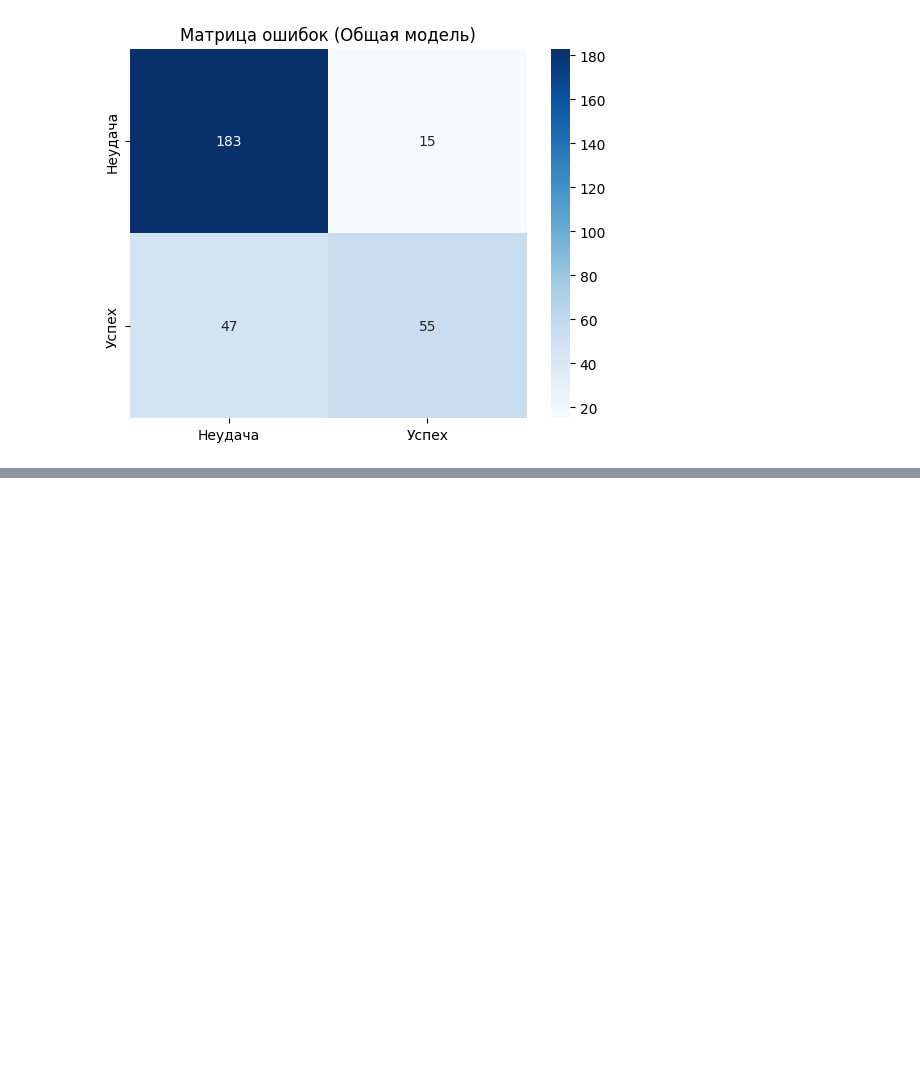
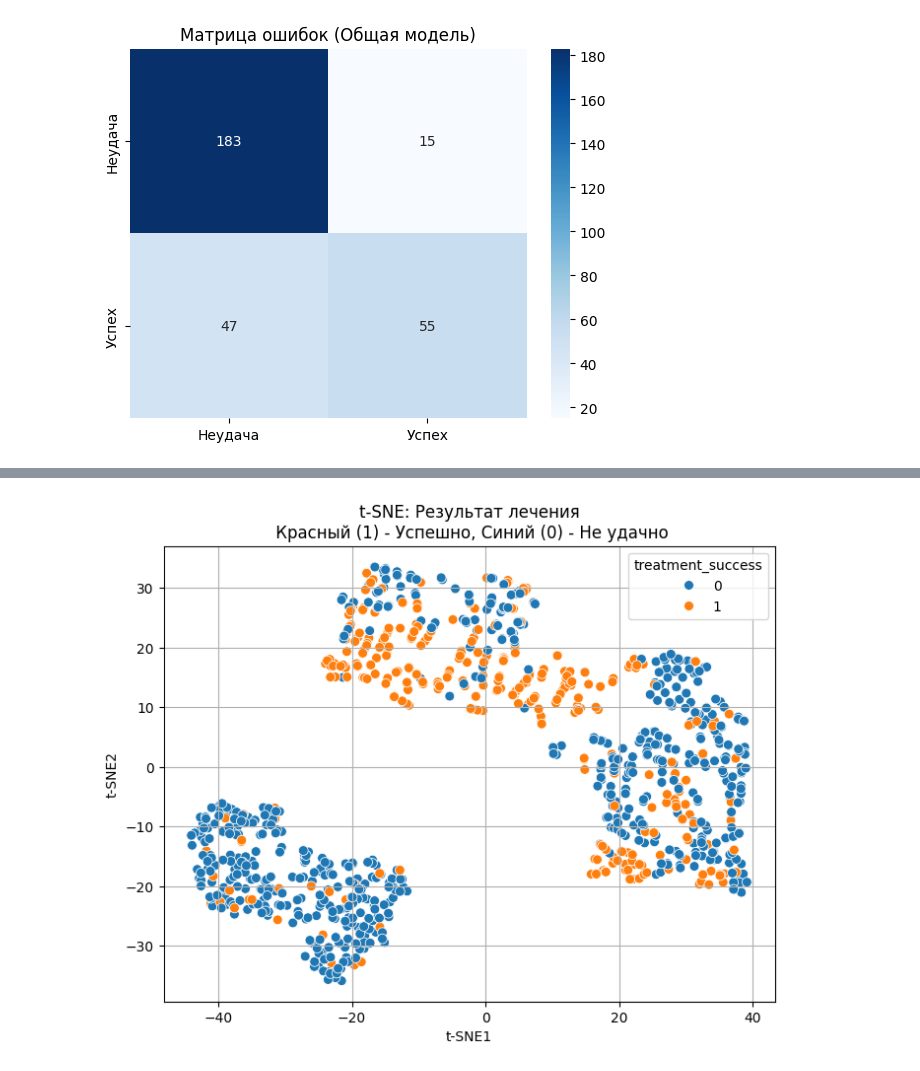
Before and after one commit to SenoritaLiza/depression-treatment-efficiency, a Jupyter notebook: Прогноз_эффективности_КПТ.ipynb, the cells around one changed output, grey strips where cells are left out. Saved outputs shown, nothing was run; the diff lists cells and outputs as text; code cells hidden in the pictures; blank space fills up the shorter version.

```diff
--- a/Прогноз_эффективности_КПТ.ipynb
+++ b/Прогноз_эффективности_КПТ.ipynb
@@ -107,0 +123,12 @@ Confusion Matrix:
+# %%
+tsne = TSNE(n_components=2, perplexity=30, random_state=42, max_iter=1000)
+X_tsne = tsne.fit_transform(X_all_scaled)
+plt.figure(figsize=(8, 6))
+sns.scatterplot(x=X_tsne[:, 0], y=X_tsne[:, 1], hue=y, s=50)
+plt.title('t-SNE: Результат лечения\n Красный (1) - Успешно, Синий (0) - Не удачно')
+plt.xlabel('t-SNE1')
+plt.ylabel('t-SNE2')
+plt.grid()
+plt.show()
+# %% [output]
+[figure, added]
```
Also changed, not shown: parts of 4 cells of this notebook.
